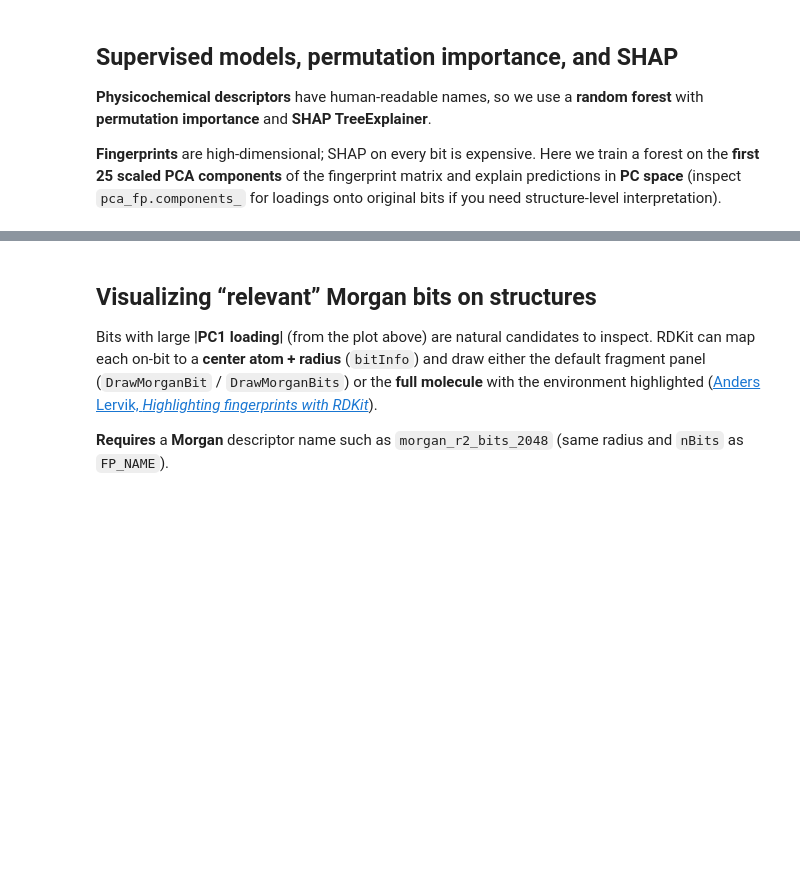
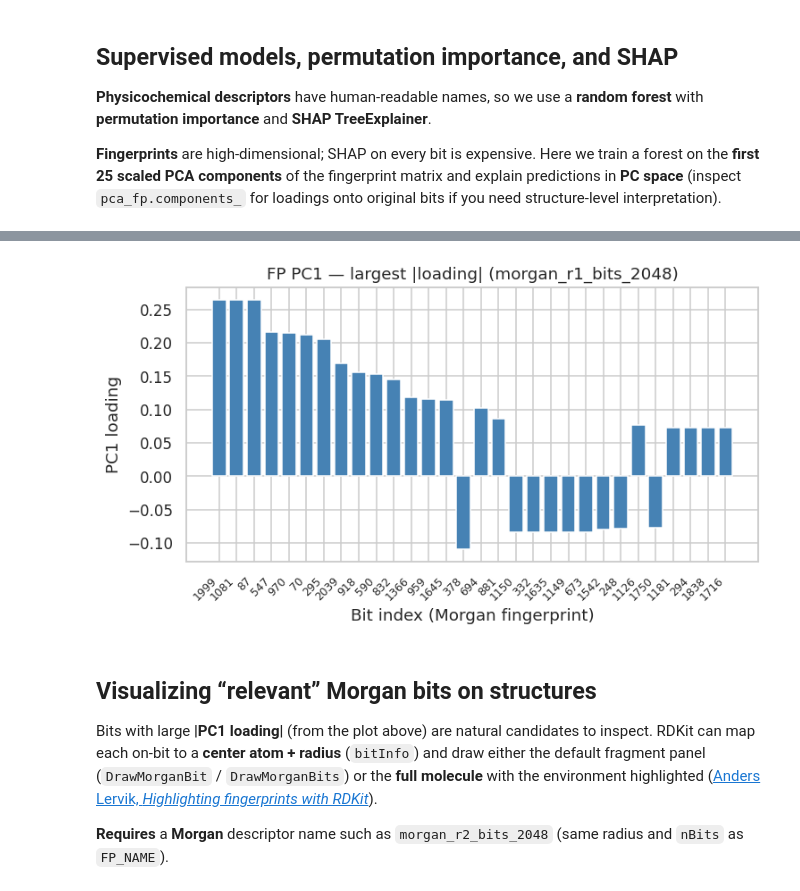
Before and after one commit to EricBoittier/openadnet, a Jupyter notebook: notebooks/02.ipynb, the cells around one changed output, grey strips where cells are left out. Cells and saved outputs as stored; diff of their text form; code cells hidden in the pictures; blank space fills up the shorter version.

```diff
--- a/notebooks/02.ipynb
+++ b/notebooks/02.ipynb
@@ -263,16 +269,18 @@ plt.show()
 # %%
 # Which fingerprint bits load most strongly on PC1? (structure-level follow-up: substructure search on those bits)
-load1 = pca_fp.components_[0]
+load1 = pca_fp.components_[2]
 topk = np.argsort(np.abs(load1))[-30:][::-1]
 fig, ax = plt.subplots(figsize=(7, 4))
 ax.bar(range(len(topk)), load1[topk], color="steelblue")
 ax.set_xticks(range(len(topk)))
 ax.set_xticklabels([str(int(i)) for i in topk], rotation=45, ha="right", fontsize=8)
 ax.set_xlabel("Bit index (Morgan fingerprint)")
 ax.set_ylabel("PC1 loading")
 ax.set_title(f"FP PC1 — largest |loading| ({FP_NAME})")
 plt.tight_layout()
 plt.show()
+# %% [output]
+[figure, added]
 # %% [markdown]
 ## Visualizing “relevant” Morgan bits on structures
 
```
Also changed, not shown: parts of 4 cells of this notebook, 2 other files.
